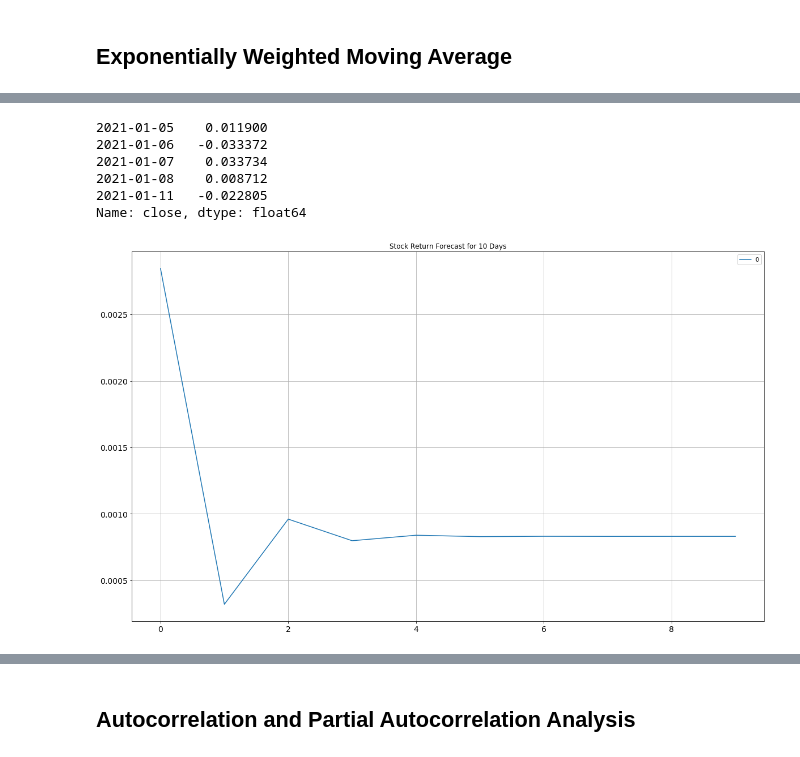
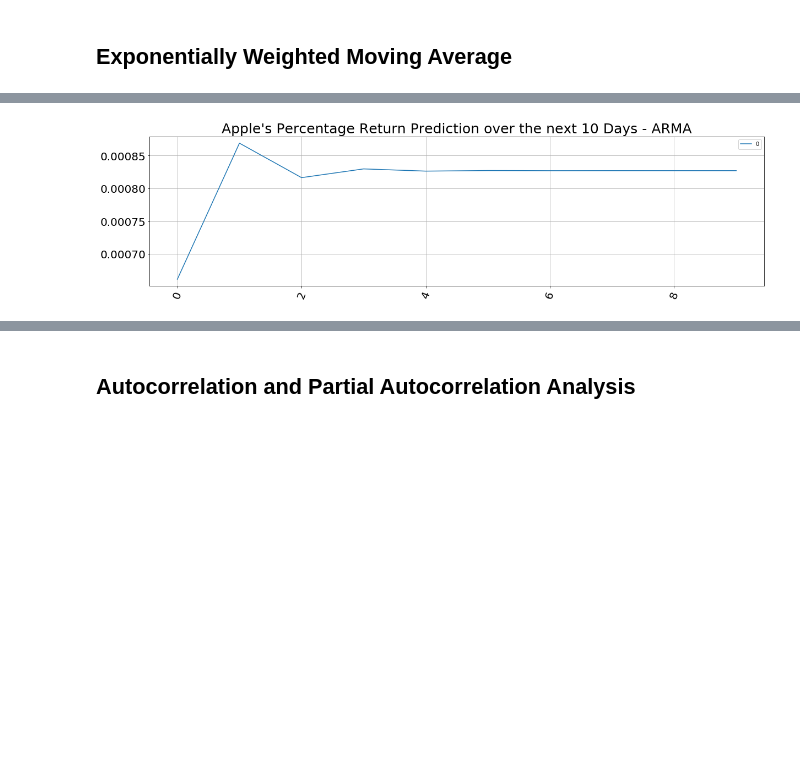
Before and after one commit to dd2-GWFinTech-Projects/Project2-InvestmentSuggestionFramework, a Jupyter notebook: Price-Forecasting/Solved/Portfolio_Analysis.ipynb, the cells around one changed output, grey strips where cells are left out. Saved outputs shown, nothing was run; the diff lists cells and outputs as text; code cells hidden in the pictures; blank space fills up the shorter version.

```diff
--- a/Price-Forecasting/Solved/Portfolio_Analysis.ipynb
+++ b/Price-Forecasting/Solved/Portfolio_Analysis.ipynb
@@ -206,10 +183,21 @@ Alpaca = tradeapi.REST(
 # %%
+# Set Alpaca API key and secret
+Alpaca_API_Key = os.getenv("ALPACA_API_KEY")
+Alpaca_Secret_Key = os.getenv("ALPACA_SECRET_KEY")
+
+# Create the Alpaca API object
+Alpaca = tradeapi.REST(
+    Alpaca_API_Key,
+    Alpaca_Secret_Key,
+    base_url='https://paper-api.alpaca.markets',
+    api_version="v2")
+
 # Format current date as ISO format
 #Start_Date = pd.to_datetime('2016-01-1', parse_dates=True)
 #End_Date = pd.to_datetime('2021-01-11', parse_dates=True)
 
 Start_Date = pd.Timestamp("2016-01-1", tz="America/New_York").isoformat()
-End_Date = pd.Timestamp("2021-01-11", tz="America/New_York").isoformat()
+End_Date = pd.Timestamp("2021-01-12", tz="America/New_York").isoformat()
 
 # Set the tickers
 tickers = ["AAPL"]
@@ -227,7 +215,7 @@ Data = Alpaca.get_barset(
 ).df
 
 # Preview DataFrame
-Data
+Data.tail()
 # %% [output]
 |  | AAPL |  |  |  |  |
 |  | open | high | low | close | volume |
@@ -678,9 +610,0 @@ model_ARMA_2 = ARMA(AAPL_close_df.values, order=(1,1))
-# %%
-AAPL_close_df_pct.tail()
-# %% [output]
-2021-01-05    0.011900
-2021-01-06   -0.033372
-2021-01-07    0.033734
-2021-01-08    0.008712
-2021-01-11   -0.022805
-Name: close, dtype: float64
@@ -693,13 +611,14 @@ results_close = model_ARMA_2.fit()
 # %%
 # Plot the forecasted return for the next 10 days
 pd.DataFrame(results.forecast(steps=10)[0]).plot(
-    title="Stock Return Forecast for 10 Days",
-    figsize=(20,12),
-    fontsize=14,
+    figsize=(20,5),
+    fontsize=20,
+    rot=70,
     #subplots=True,
     grid=True);
+plt.title(label="Apple's Percentage Return Prediction over the next 10 Days - ARMA", fontsize=25);
 # %% [output]
-[figure, old version]
+[figure, new version]
 # %%
 # Plot the forecasted return for the next 10 days
 pd.DataFrame(results_close.forecast(steps=10)[0]).plot(
```
Also changed, not shown: parts of 102 cells of this notebook, 13 other files.
